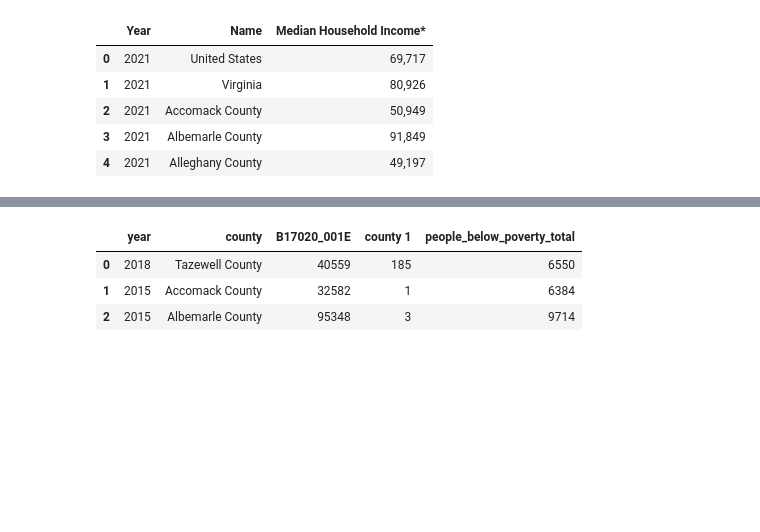
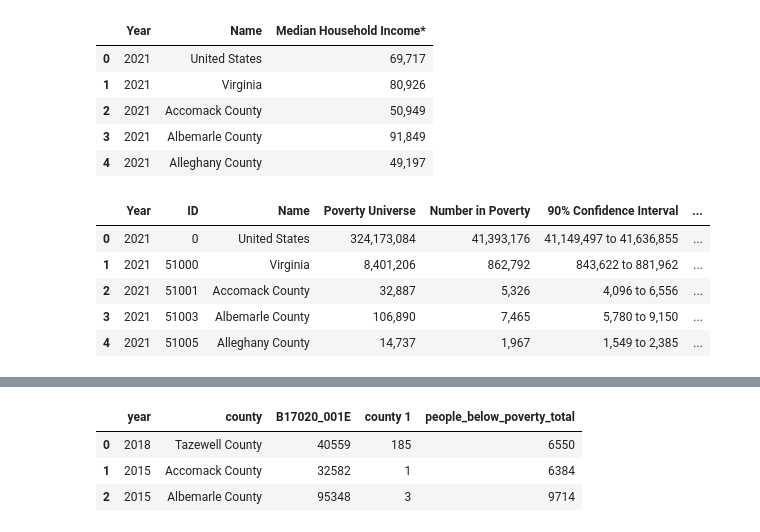
Before and after one commit to AWalnutTree/ML4VA, a Jupyter notebook: MLVA_Project.ipynb, the cells around one changed output, grey strips where cells are left out. Cells and saved outputs as stored; diff of their text form; code cells hidden in the pictures; blank space fills up the shorter version.

```diff
--- a/MLVA_Project.ipynb
+++ b/MLVA_Project.ipynb
@@ -103,3 +103,17 @@ income.head(5)
 | 2 | 2021 | Accomack County | 50,949 |
 | 3 | 2021 | Albemarle County | 91,849 |
 | 4 | 2021 | Alleghany County | 49,197 |
+# %%
+def loadPoverty_actual():
+  poverty_actual = pd.read_csv('DATA/Poverty_C.csv')
+  return poverty_actual
+
+poverty_actual = loadPoverty_actual()
+poverty_actual.head(5)
+# %% [output]
+|  | Year | ID | Name | Poverty Universe | Number in Poverty | 90% Confidence Interval | ... |
+| 0 | 2021 | 0 | United States | 324,173,084 | 41,393,176 | 41,149,497 to 41,636,855 | ... |
+| 1 | 2021 | 51000 | Virginia | 8,401,206 | 862,792 | 843,622 to 881,962 | ... |
+| 2 | 2021 | 51001 | Accomack County | 32,887 | 5,326 | 4,096 to 6,556 | ... |
+| 3 | 2021 | 51003 | Albemarle County | 106,890 | 7,465 | 5,780 to 9,150 | ... |
+| 4 | 2021 | 51005 | Alleghany County | 14,737 | 1,967 | 1,549 to 2,385 | ... |
```
Also changed, not shown: parts of 9 cells of this notebook, 3 other files.
